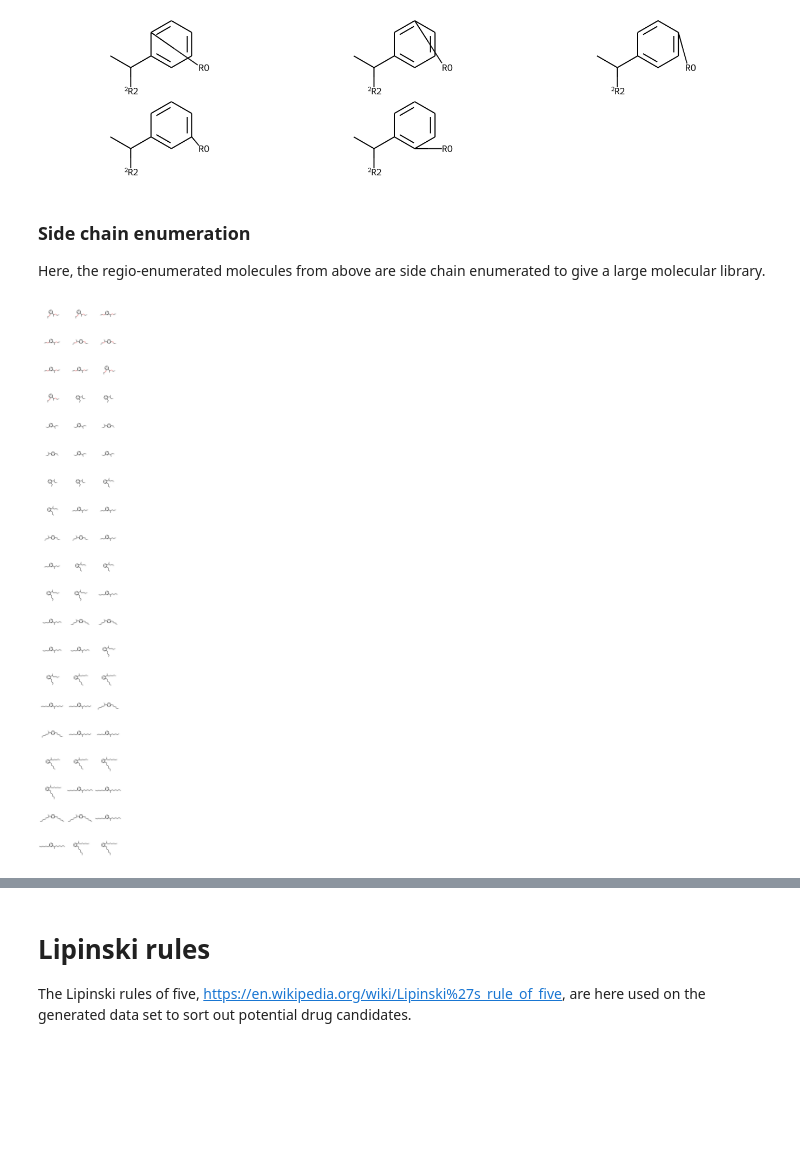
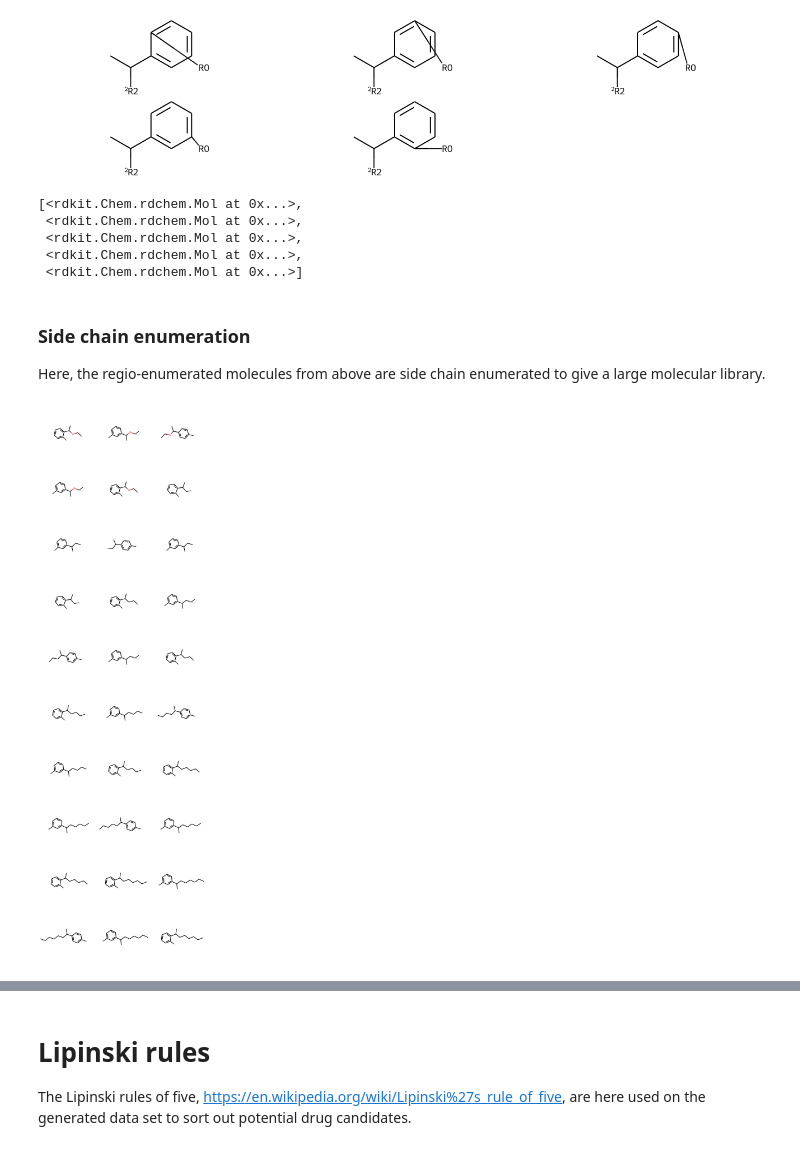
Before and after one commit to RobinEkberg/Molecular-enumeration, a Jupyter notebook: Lipinski-tester.ipynb, the cells around one changed output, grey strips where cells are left out. Saved outputs shown, nothing was run; the diff lists cells and outputs as text; code cells hidden in the pictures; blank space fills up the shorter version.

```diff
--- a/Lipinski-tester.ipynb
+++ b/Lipinski-tester.ipynb
@@ -116,6 +87,6 @@ Draw.MolsToGridImage([Chem.MolFromSmiles(smi) for smi in product_smi])
 # %%
 #Instead of writing the whole molecule into the Notebook, just import the file
-test_1 = Chem.MolFromMolFile('/home/robin/Documents/Learning programming/RDkit/Test-molecule.mol')
+test_1 = Chem.MolFromMolFile('/home/robin/Documents/Programming/RDkit/Test-molecule.mol')
 test_1
 # %% [output]
 [figure]
@@ -147,6 +118,12 @@ for mol in test_molecule_enumerated_2:
     Chem.MolToSmiles(mol)
     output.append(mol)
 output
+# %% [output]
+[<rdkit.Chem.rdchem.Mol at 0x...>,
+ <rdkit.Chem.rdchem.Mol at 0x...>,
+ <rdkit.Chem.rdchem.Mol at 0x...>,
+ <rdkit.Chem.rdchem.Mol at 0x...>,
+ <rdkit.Chem.rdchem.Mol at 0x...>]
 # %% [markdown]
 ### Side chain enumeration
 
@@ -154,14 +131,14 @@ Here, the regio-enumerated molecules from above are side chain enumerated to giv
 # %%
 chains = ['OCC','CC','CCC','CCCC','CCCCC','CCCCCC']
 chainMols = [Chem.MolFromSmiles(chain) for chain in chains]
 
 product_smi = []
 for chainMol in chainMols:
     for mol in test_molecule_enumerated_2:
         product_mol = Chem.ReplaceSubstructs(mol,Chem.MolFromSmarts('[#0]'),chainMol)
-        for mol in product_mol:
-            product_mol_2 = Chem.ReplaceSubstructs(mol,Chem.MolFromSmarts('[#0]'),chainMol)
-            product_smi.append(Chem.MolToSmiles(product_mol_2[0]))
+        #for mol in product_mol:
+            #product_mol_2 = Chem.ReplaceSubstructs(mol,Chem.MolFromSmarts('[#0]'),chainMol)
+        product_smi.append(Chem.MolToSmiles(product_mol[0]))
 Draw.MolsToGridImage([Chem.MolFromSmiles(smi) for smi in product_smi], maxMols=999999)
 # %% [output]
-[figure, old version]
+[figure, new version]
```
Also changed, not shown: parts of 36 cells of this notebook.
